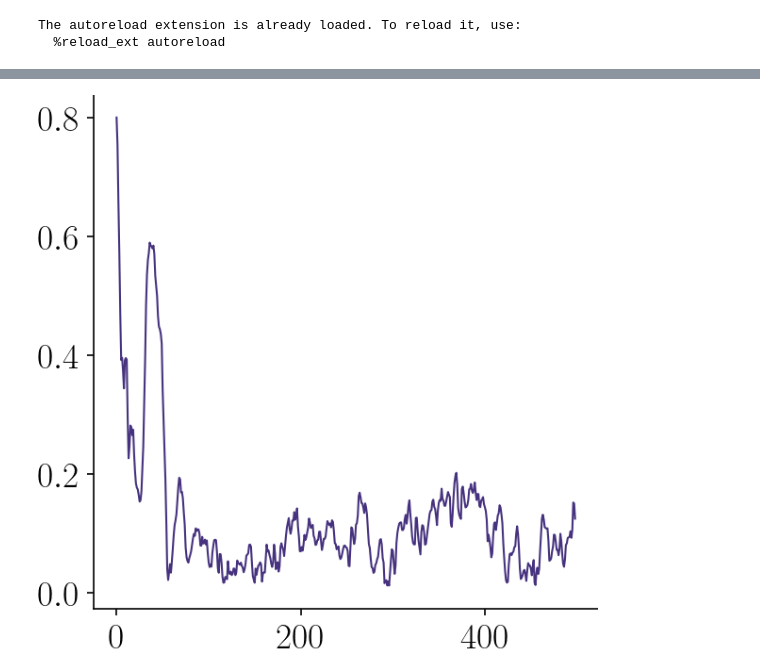
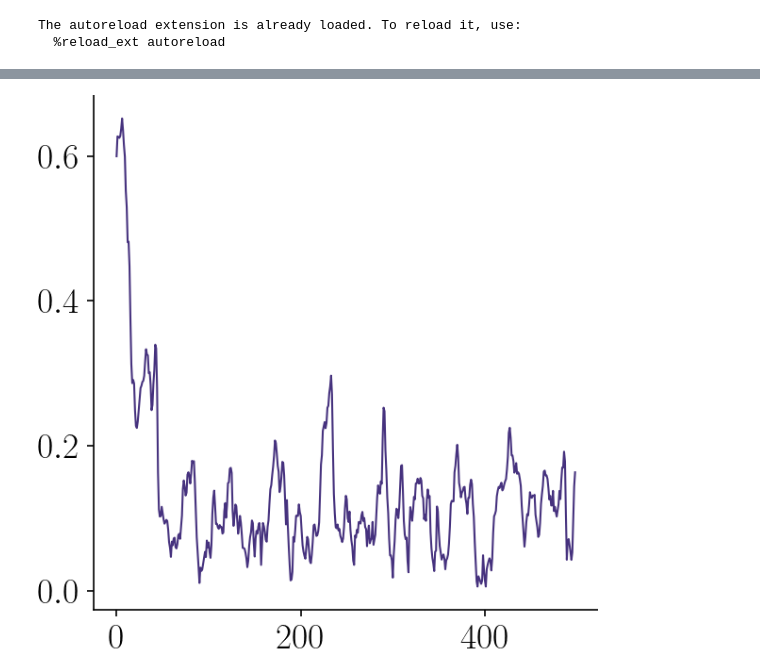
Before and after one commit to bioAI-Oslo/ConjunctiveRepresentations, a Jupyter notebook: rnn_long_trajectory.ipynb, the cells around one changed output, grey strips where cells are left out. Drawn from its saved outputs; the diff is of its cells as text; code cells hidden in the pictures.

```diff
--- a/rnn_long_trajectory.ipynb
+++ b/rnn_long_trajectory.ipynb
@@ -40,13 +40,14 @@ model_name_map = {
 cmap = plt.get_cmap("viridis")
 colors = [cmap(i) for i in np.linspace(0, 0.5, len(models))]
 
-fig, ax = plt.subplots(figsize=(5, 5), constrained_layout=True)
+fig, ax = plt.subplots(figsize=(4, 4), constrained_layout=True)
 for i, (name, loss_history) in enumerate(loss_histories.items()):
-    ax.semilogy(np.arange(len(loss_history[0])) * 10, np.mean(loss_history, axis=0), label=model_name_map[name], color=colors[i], lw=1)
+    # ax.semilogy(np.arange(len(loss_history[0])) * 10, np.mean(loss_history, axis=0), label=model_name_map[name], color=colors[i], lw=1)
+    ax.plot(np.arange(len(loss_history[0])) * 10, np.mean(loss_history, axis=0), label=model_name_map[name], color=colors[i], lw=1)
     ax.fill_between(np.arange(len(loss_history[0])) * 10, np.min(loss_history, axis=0), np.max(loss_history, axis=0), alpha=0.1, color=colors[i])
 ax.set_xlabel("Train Step")
 ax.set_ylabel("Train Loss")
-ax.legend()
+# ax.legend()
 plt.show()
 
 fig.savefig(os.path.join(figure_path, 'rnn_long_traj_loss.svg'), transparent=True)
@@ -144,14 +136,14 @@ torch.Size([499, 100])
 # %%
-train_steps = 50000         # Number of training steps
+train_steps = 30000         # Number of training steps
 bs = 64                     # Batch size
-t_train = 1000                # Number of training timesteps
+t_train = 2000                # Number of training timesteps
 lr = 1e-3                   # Learning rate
 
 decoder = LinearDecoder(n_in=model.n_out, n_out=2)
 optimizer = torch.optim.Adam(decoder.parameters(), lr=lr)
 genny = SimpleDatasetMaker(rayleigh_scale=0.1)
 
-r, v = genny.generate_dataset(1, t_train)
+r, v = genny.generate_dataset(1, 2000)
 p = model.spatial_representation(v, model.initial_state(r[:, 0].shape[0]))[0].detach()
 p = torch.reshape(p, (-1, p.shape[-1]))
 r_label = r[:,1:].reshape(-1, 2)
@@ -167,7 +159,7 @@ ax.set_aspect("equal")
 # %%
-# Train on first 500 timesteps
-p_train = p[:t_train]
-r_label_train = r_label[:t_train]
+# Train on first X timesteps
+p_train = p[50:t_train]                 # Ignore first 50 timesteps
+r_label_train = r_label[50:t_train]
 
 decoder_history = []
 progress = tqdm(range(train_steps))
@@ -215,10 +207,10 @@ plt.show()
 # %%
-error = np.linalg.norm(r_pred - r_label_eval, axis=-1)
+ld_error = np.linalg.norm(r_pred - r_label_eval, axis=-1)
 fig, ax = plt.subplots(figsize=(4, 4), constrained_layout=True)
-ax.plot(error)
+ax.plot(ld_error)
 plt.show()
 # %% [output]
-[figure, old version]
+[figure, new version]
 # %%
 def population_decoding(p, memory, r_memory):
     """Population decoding scheme: decode location as location r_memory
```
Also changed, not shown: parts of 14 cells of this notebook.
